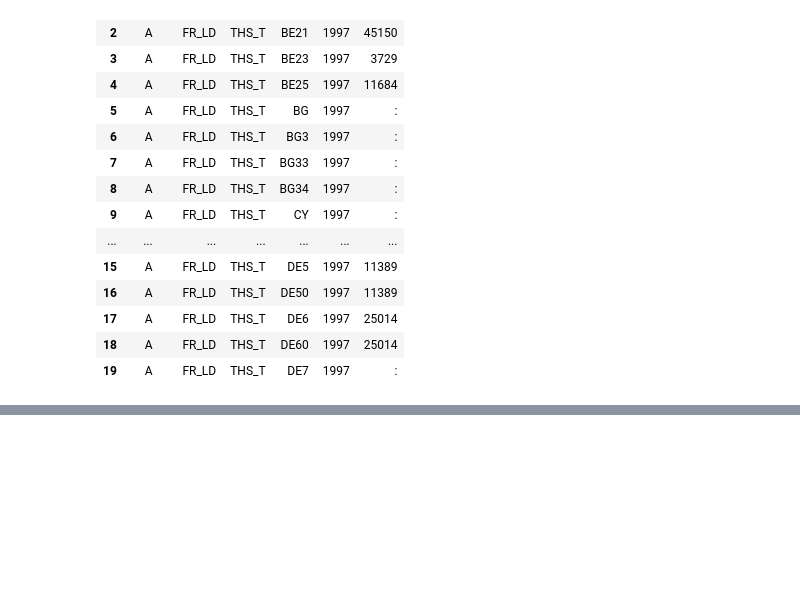
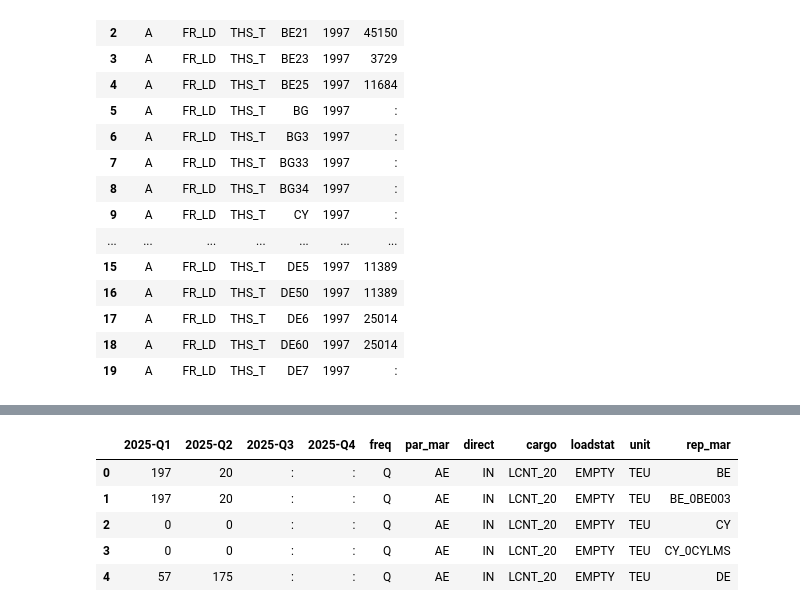
Before and after one commit to qflewy/Data-Science-Projekt, a Jupyter notebook: table_test.ipynb, the cells around one changed output, grey strips where cells are left out. Saved outputs shown, nothing was run; the diff lists cells and outputs as text; code cells hidden in the pictures; blank space fills up the shorter version.

```diff
--- a/table_test.ipynb
+++ b/table_test.ipynb
@@ -51,3 +66,7 @@ df_long.head(20)
 | 17 | A | FR_LD | THS_T | DE6 | 1997 | 25014 |
 | 18 | A | FR_LD | THS_T | DE60 | 1997 | 25014 |
 | 19 | A | FR_LD | THS_T | DE7 | 1997 | : |
+# %%
+df2=pd.DataFrame()
+df2 = pd.read_table("estat_mar_go_qm_c2026.tsv")
+df2.head()
@@ -53,0 +80,11 @@ df_long.head(20)
+# %%
+df2 = format_df(df2, ["freq", "par_mar", "direct", "cargo", "loadstat", "unit", "rep_mar"])
+
+df2.head()
+# %% [output]
+|  | 2025-Q1 | 2025-Q2 | 2025-Q3 | 2025-Q4 | freq | par_mar | direct | cargo | loadstat | unit | rep_mar |
+| 0 | 197 | 20 | : | : | Q | AE | IN | LCNT_20 | EMPTY | TEU | BE |
+| 1 | 197 | 20 | : | : | Q | AE | IN | LCNT_20 | EMPTY | TEU | BE_0BE003 |
+| 2 | 0 | 0 | : | : | Q | AE | IN | LCNT_20 | EMPTY | TEU | CY |
+| 3 | 0 | 0 | : | : | Q | AE | IN | LCNT_20 | EMPTY | TEU | CY_0CYLMS |
+| 4 | 57 | 175 | : | : | Q | AE | IN | LCNT_20 | EMPTY | TEU | DE |
```
Also changed, not shown: parts of 5 cells of this notebook, 2 other files.
